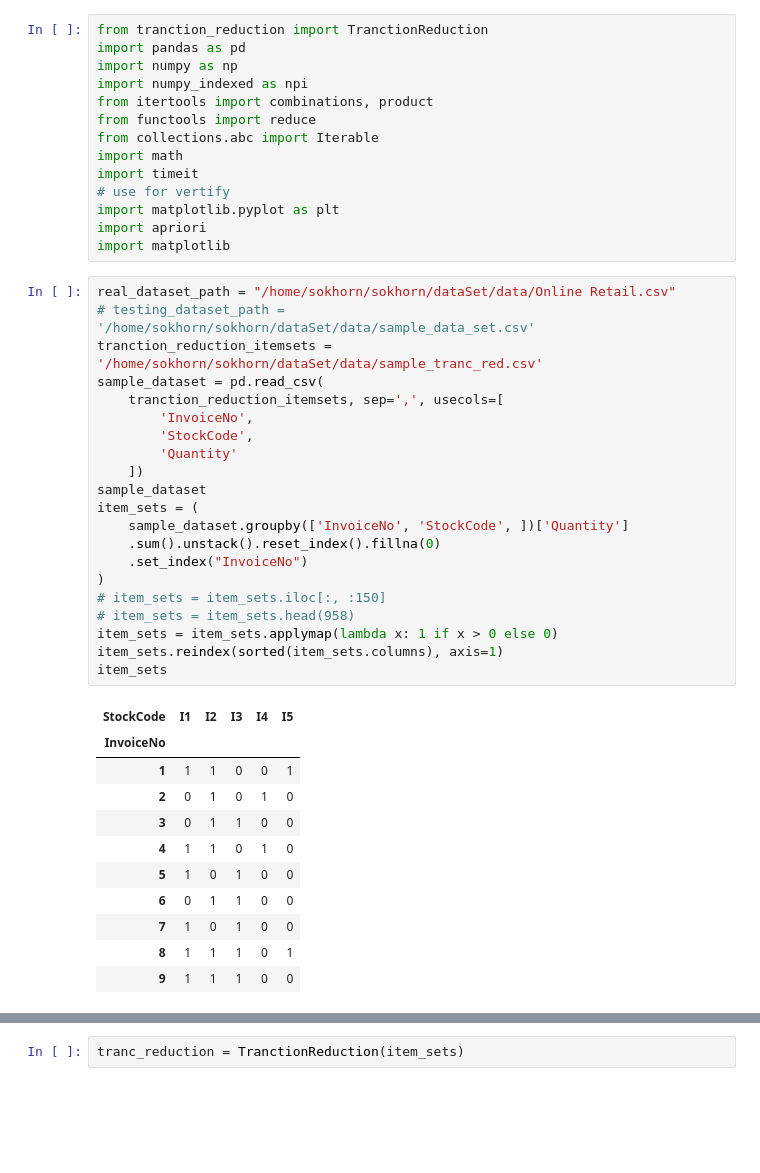
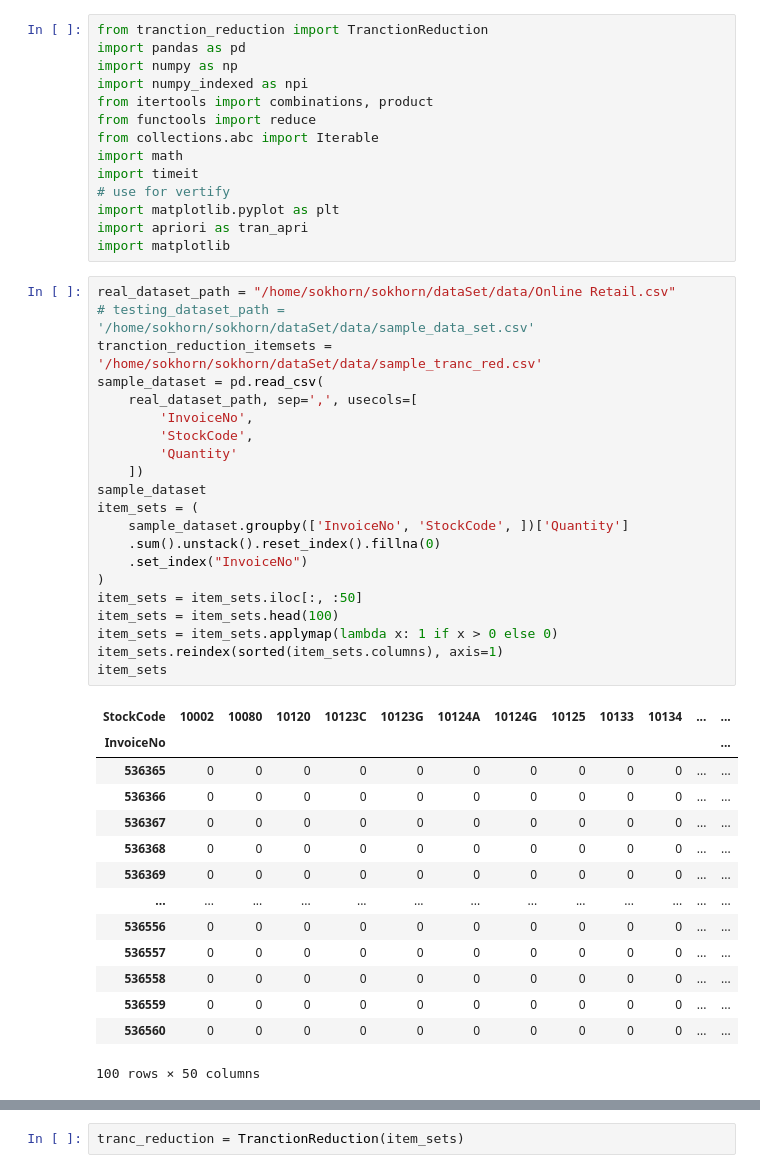
Before and after one commit to khysokhornrupp/RUPP-Apriori-, a Jupyter notebook: all_in_one_test.ipynb, the cells around one changed output, grey strips where cells are left out. Drawn from its saved outputs; the diff is of its cells as text; blank space fills up the shorter version.

```diff
--- a/all_in_one_test.ipynb
+++ b/all_in_one_test.ipynb
@@ -10,38 +10,41 @@ import math
 import timeit
 # use for vertify
 import matplotlib.pyplot as plt
-import apriori
+import apriori as tran_apri
 import matplotlib
 # %%
 real_dataset_path = "/home/sokhorn/sokhorn/dataSet/data/Online Retail.csv"
 # testing_dataset_path = '/home/sokhorn/sokhorn/dataSet/data/sample_data_set.csv'
 tranction_reduction_itemsets = '/home/sokhorn/sokhorn/dataSet/data/sample_tranc_red.csv'
 sample_dataset = pd.read_csv(
-    tranction_reduction_itemsets, sep=',', usecols=[
+    real_dataset_path, sep=',', usecols=[
         'InvoiceNo',
         'StockCode',
         'Quantity'
     ])
 sample_dataset
 item_sets = (
     sample_dataset.groupby(['InvoiceNo', 'StockCode', ])['Quantity']
     .sum().unstack().reset_index().fillna(0)
     .set_index("InvoiceNo")
 )
-# item_sets = item_sets.iloc[:, :150]
-# item_sets = item_sets.head(958)
+item_sets = item_sets.iloc[:, :50]
+item_sets = item_sets.head(100)
 item_sets = item_sets.applymap(lambda x: 1 if x > 0 else 0)
 item_sets.reindex(sorted(item_sets.columns), axis=1)
 item_sets
 # %% [output]
-| StockCode | I1 | I2 | I3 | I4 | I5 |
-| InvoiceNo |  |  |  |  |  |
-| 1 | 1 | 1 | 0 | 0 | 1 |
-| 2 | 0 | 1 | 0 | 1 | 0 |
-| 3 | 0 | 1 | 1 | 0 | 0 |
-| 4 | 1 | 1 | 0 | 1 | 0 |
-| 5 | 1 | 0 | 1 | 0 | 0 |
-| 6 | 0 | 1 | 1 | 0 | 0 |
-| 7 | 1 | 0 | 1 | 0 | 0 |
-| 8 | 1 | 1 | 1 | 0 | 1 |
-| 9 | 1 | 1 | 1 | 0 | 0 |
+| StockCode | 10002 | 10080 | 10120 | 10123C | 10123G | 10124A | 10124G | 10125 | 10133 | 10134 | ... | ... |
+| InvoiceNo |  |  |  |  |  |  |  |  |  |  |  | ... |
+| 536365 | 0 | 0 | 0 | 0 | 0 | 0 | 0 | 0 | 0 | 0 | ... | ... |
+| 536366 | 0 | 0 | 0 | 0 | 0 | 0 | 0 | 0 | 0 | 0 | ... | ... |
+| 536367 | 0 | 0 | 0 | 0 | 0 | 0 | 0 | 0 | 0 | 0 | ... | ... |
+| 536368 | 0 | 0 | 0 | 0 | 0 | 0 | 0 | 0 | 0 | 0 | ... | ... |
+| 536369 | 0 | 0 | 0 | 0 | 0 | 0 | 0 | 0 | 0 | 0 | ... | ... |
+| ... | ... | ... | ... | ... | ... | ... | ... | ... | ... | ... | ... | ... |
+| 536556 | 0 | 0 | 0 | 0 | 0 | 0 | 0 | 0 | 0 | 0 | ... | ... |
+| 536557 | 0 | 0 | 0 | 0 | 0 | 0 | 0 | 0 | 0 | 0 | ... | ... |
+| 536558 | 0 | 0 | 0 | 0 | 0 | 0 | 0 | 0 | 0 | 0 | ... | ... |
+| 536559 | 0 | 0 | 0 | 0 | 0 | 0 | 0 | 0 | 0 | 0 | ... | ... |
+| 536560 | 0 | 0 | 0 | 0 | 0 | 0 | 0 | 0 | 0 | 0 | ... | ... |
+100 rows × 50 columns
```
Also changed, not shown: parts of 46 cells of this notebook, 1 other file.
